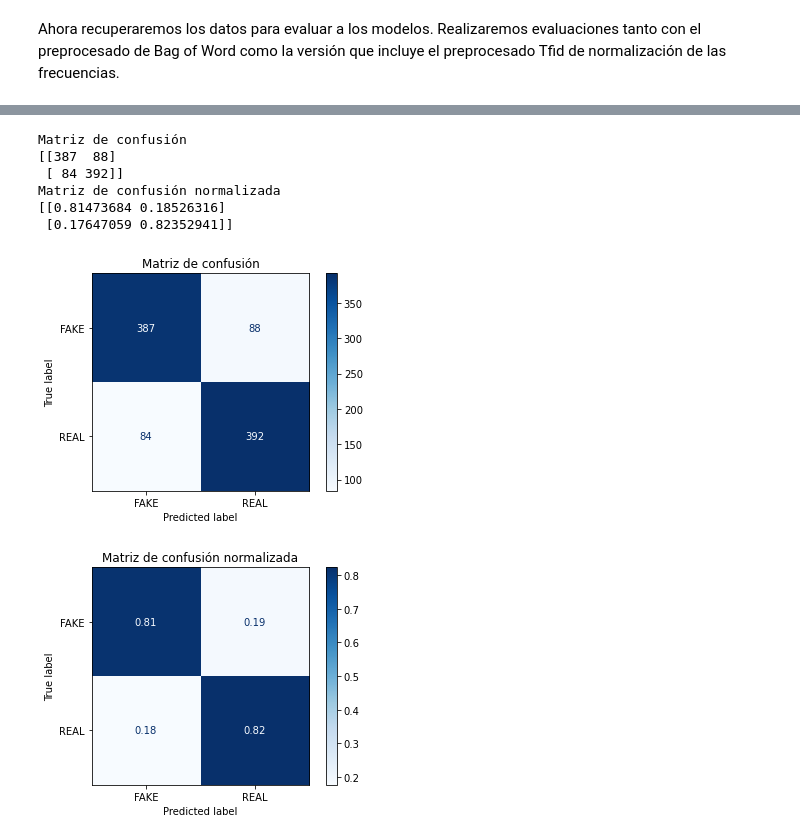
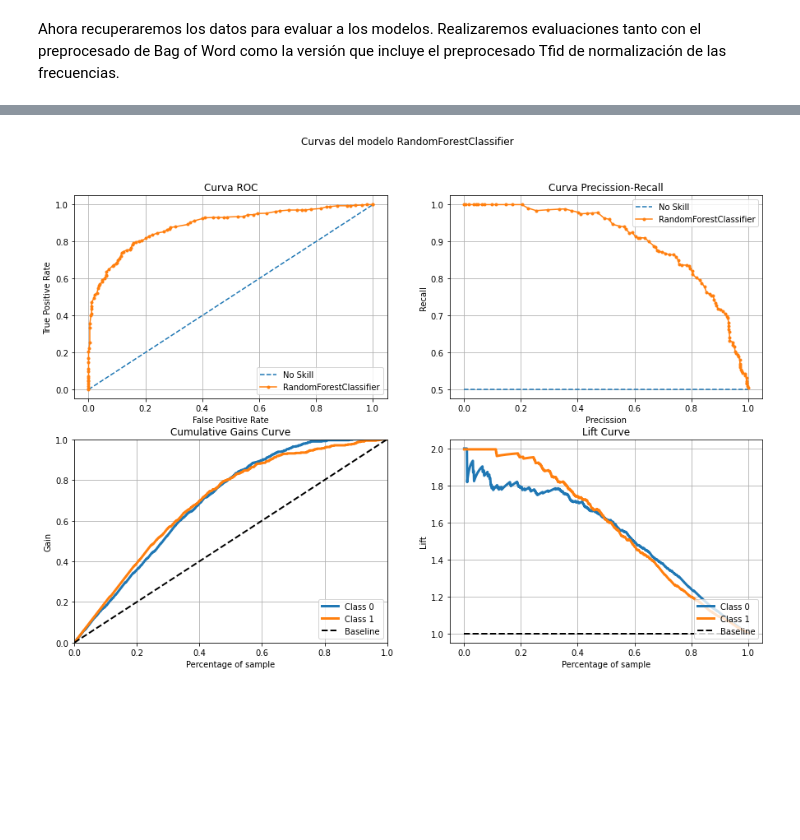
Before and after one commit to carviagu/fake_news_classifier_model, a Jupyter notebook: notebooks/3.0-cvg-modelling.ipynb, the cells around one changed output, grey strips where cells are left out. Saved outputs shown, nothing was run; the diff lists cells and outputs as text; code cells hidden in the pictures; blank space fills up the shorter version.

```diff
--- a/notebooks/3.0-cvg-modelling.ipynb
+++ b/notebooks/3.0-cvg-modelling.ipynb
@@ -217,17 +265,5 @@ Matriz de confusión normalizada
-# %%
-titles_options = [
-    ("Matriz de confusión", None),
-    ("Matriz de confusión normalizada", "true"),
-]
-confusion_matrix(titles_options, Y_test_bow, models_collection['MultinomialNB'].predict(X_test_bow),
-                            ['FAKE', 'REAL'])
-# %% [output]
-Matriz de confusión
-[[387  88]
- [ 84 392]]
-Matriz de confusión normalizada
-[[0.81473684 0.18526316]
- [0.17647059 0.82352941]]
-[figure, removed]
-[figure, removed]
+# %%
+model_curves_summary(Y_test_tfd, models_collection['RandomForestClassifier_tfid'].predict_proba(X_test_tfd), "RandomForestClassifier")
+# %% [output]
+[figure, added]
 # %%
```
Also changed, not shown: parts of 28 cells of this notebook, 5 other files.
